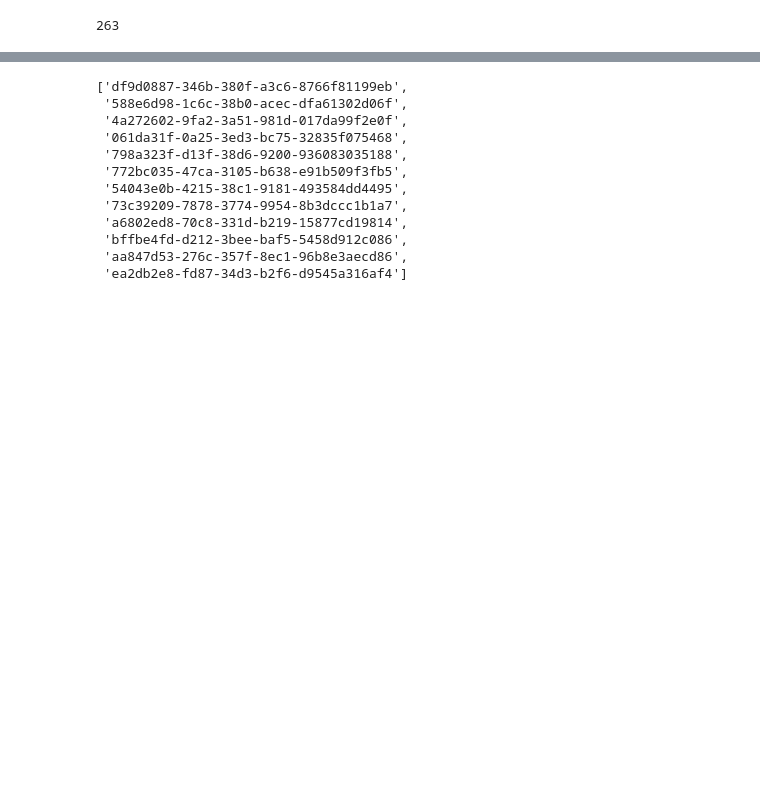
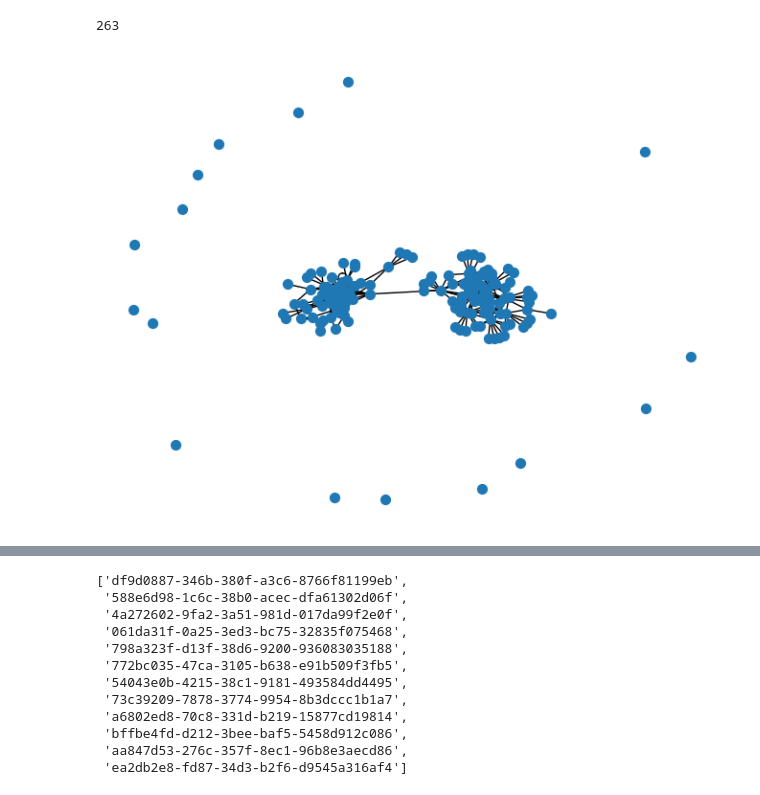
Before and after one commit to bhooper13/MM_Analyst_Party_Snapshot, a Jupyter notebook: networkx testing.ipynb, the cells around one changed output, grey strips where cells are left out. Cells and saved outputs as stored; diff of their text form; code cells hidden in the pictures; blank space fills up the shorter version.

```diff
--- a/networkx testing.ipynb
+++ b/networkx testing.ipynb
@@ -16,3 +57,34 @@ G.number_of_nodes()
 G.number_of_edges()
 # %% [output]
 263
+# %%
+def save_graph_to_ppt(graph, ppt_file = None):
+    # Draw the graph and save it as an image
+    plt.figure()
+    pos = nx.spring_layout(graph)
+    nx.draw(graph, pos, node_size=50)
+#     nx.draw_networkx_edge_labels(graph, pos)
+
+    with tempfile.NamedTemporaryFile(suffix='.png', delete=False) as temp_file:
+        plt.savefig(temp_file.name, format='PNG', dpi=300)
+        temp_file.flush()
+
+        # Create a PowerPoint presentation or load an existing one
+        if ppt_file:
+            presentation = pptx.Presentation(ppt_file)
+        else:
+            presentation = pptx.Presentation()
+
+        # Add a new slide to the presentation
+        slide_layout = presentation.slide_layouts[5]
+        slide = presentation.slides.add_slide(slide_layout)
+
+        # Add the graph image to the slide
+        slide.shapes.add_picture(temp_file.name, Inches(0), Inches(1), width=Inches(10))
+
+        # Save the presentation
+        presentation.save(ppt_file if ppt_file else 'graph_presentation.pptx')
+# %%
+save_graph_to_ppt(G)
+# %% [output]
+[figure, added]
```
Also changed, not shown: parts of 26 cells of this notebook, 9 other files.
